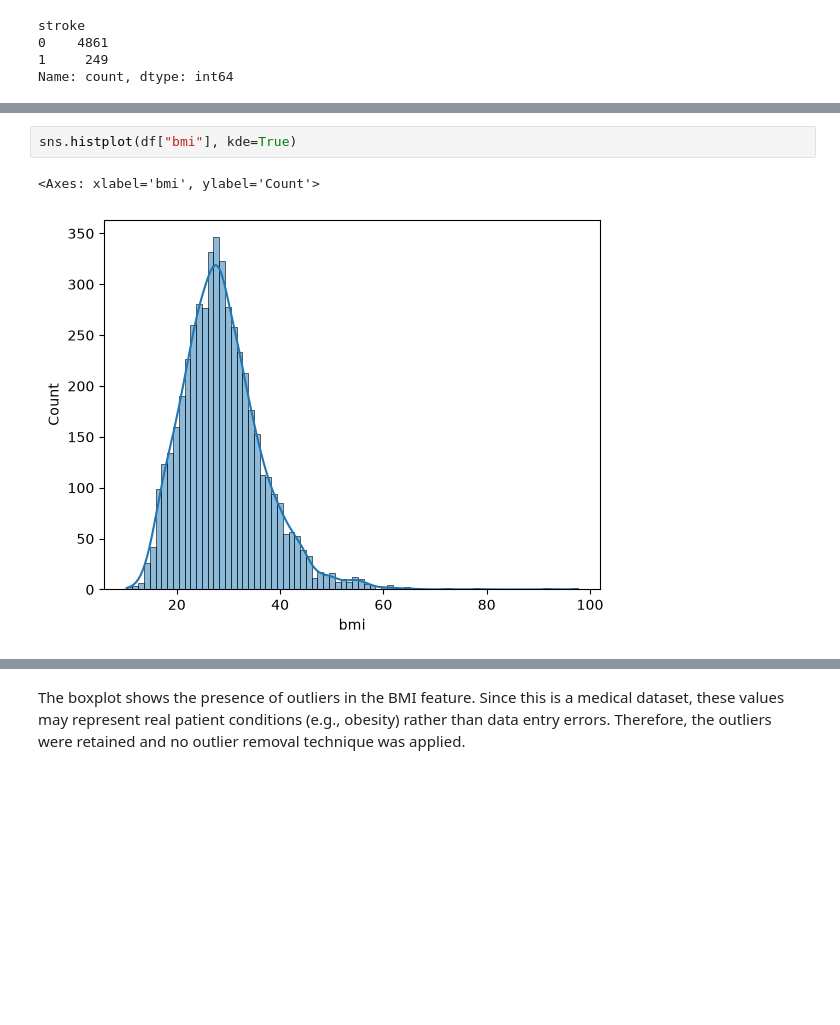
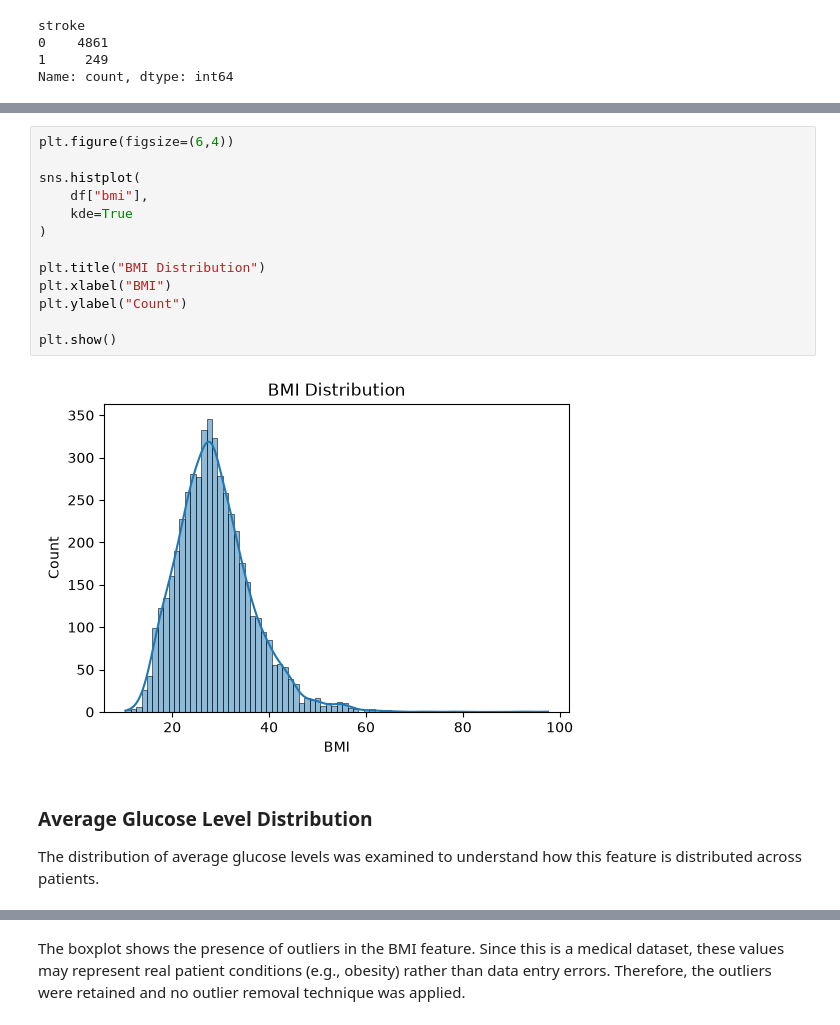
Before and after one commit to ghayda577/AI-ML-Training, a Jupyter notebook: Week3/Day5/mini_project.ipynb, the cells around one changed output, grey strips where cells are left out. Drawn from its saved outputs; the diff is of its cells as text; blank space fills up the shorter version.

```diff
--- a/Week3/Day5/mini_project.ipynb
+++ b/Week3/Day5/mini_project.ipynb
@@ -128,6 +197,20 @@ sns.histplot(df["age"], kde=True)
 # %%
-sns.histplot(df["bmi"], kde=True)
+plt.figure(figsize=(6,4))
+
+sns.histplot(
+    df["bmi"],
+    kde=True
+)
+
+plt.title("BMI Distribution")
+plt.xlabel("BMI")
+plt.ylabel("Count")
+
+plt.show()
 # %% [output]
-<Axes: xlabel='bmi', ylabel='Count'>
-[figure, old version]
+[figure, new version]
+# %% [markdown]
+### Average Glucose Level Distribution
+
+The distribution of average glucose levels was examined to understand how this feature is distributed across patients.
 # %%
```
Also changed, not shown: parts of 43 cells of this notebook, 1 other file.
